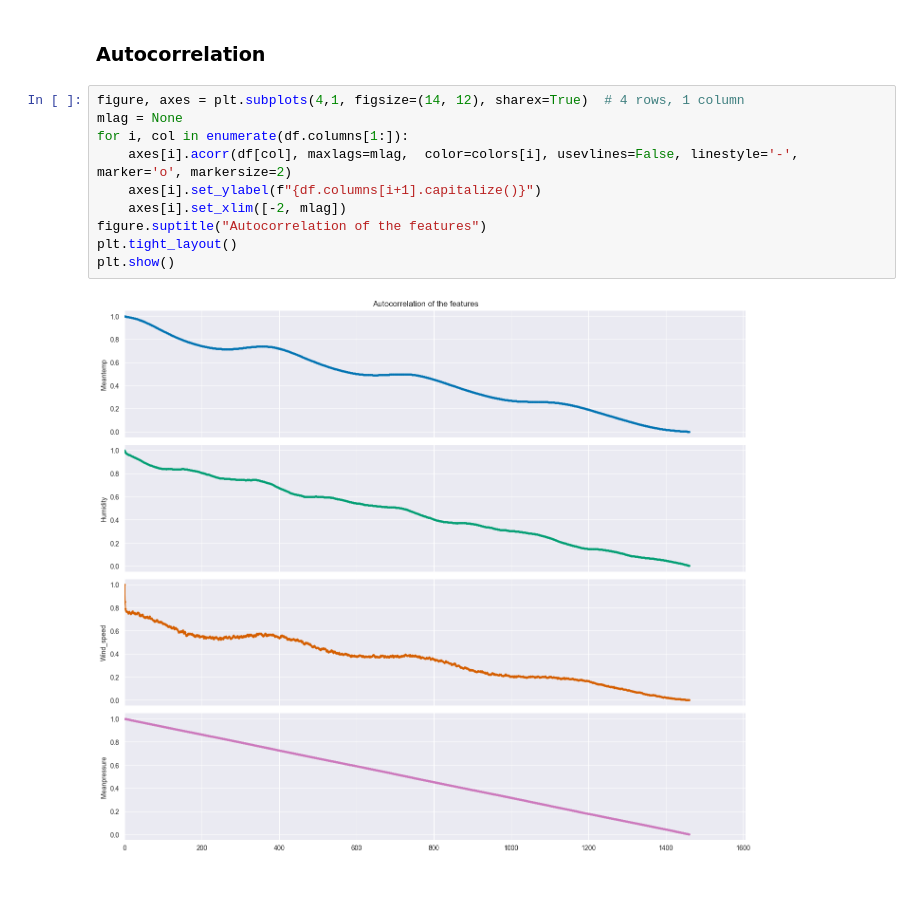
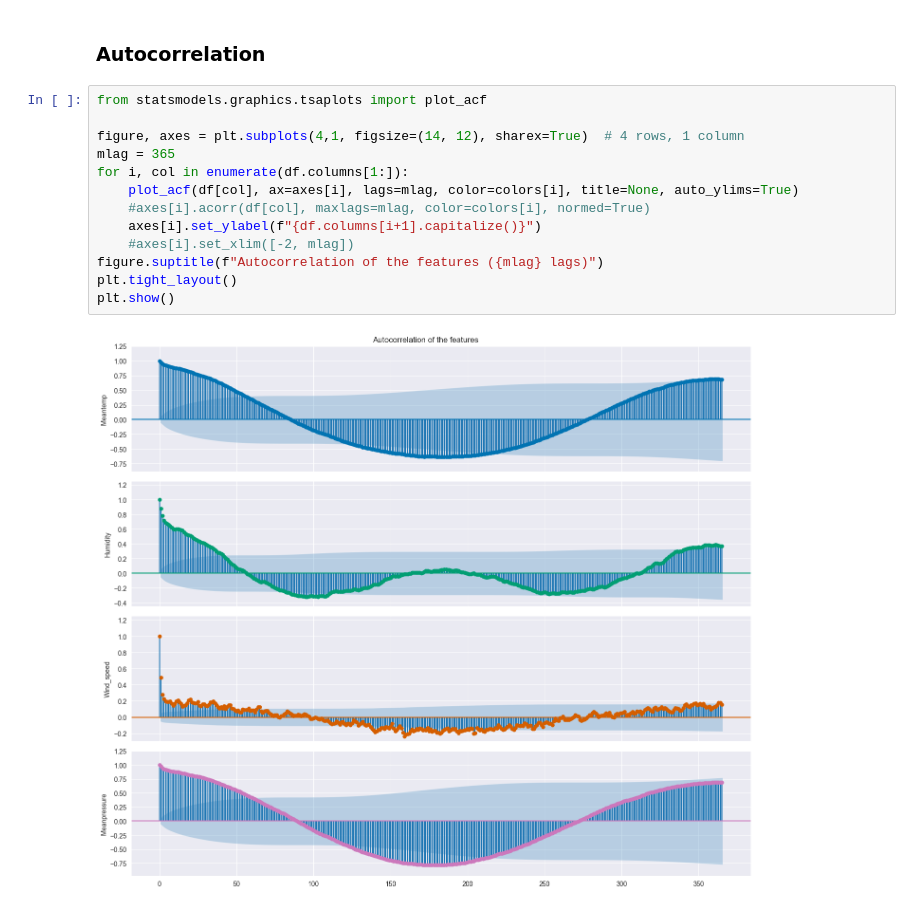
Before and after one commit to Jookare/ADAML-project2, a Jupyter notebook: Decomposition.ipynb, the cells around one changed output. Drawn from its saved outputs; the diff is of its cells as text.

Commit message:
Autocorrelation v2

```diff
--- a/Decomposition.ipynb
+++ b/Decomposition.ipynb
@@ -144,14 +144,17 @@ plt.show()
 # %% [markdown]
 ### Autocorrelation
 # %%
+from statsmodels.graphics.tsaplots import plot_acf
+
 figure, axes = plt.subplots(4,1, figsize=(14, 12), sharex=True)  # 4 rows, 1 column
-mlag = None
+mlag = 365
 for i, col in enumerate(df.columns[1:]):
-    axes[i].acorr(df[col], maxlags=mlag,  color=colors[i], usevlines=False, linestyle='-', marker='o', markersize=2)
+    plot_acf(df[col], ax=axes[i], lags=mlag, color=colors[i], title=None, auto_ylims=True)
+    #axes[i].acorr(df[col], maxlags=mlag, color=colors[i], normed=True)
     axes[i].set_ylabel(f"{df.columns[i+1].capitalize()}")
-    axes[i].set_xlim([-2, mlag])
-figure.suptitle("Autocorrelation of the features")
+    #axes[i].set_xlim([-2, mlag])
+figure.suptitle(f"Autocorrelation of the features ({mlag} lags)")
 plt.tight_layout()
 plt.show()
 # %% [output]
-[figure, old version]
+[figure, new version]
```
Also changed, not shown: parts of 3 cells of this notebook.
